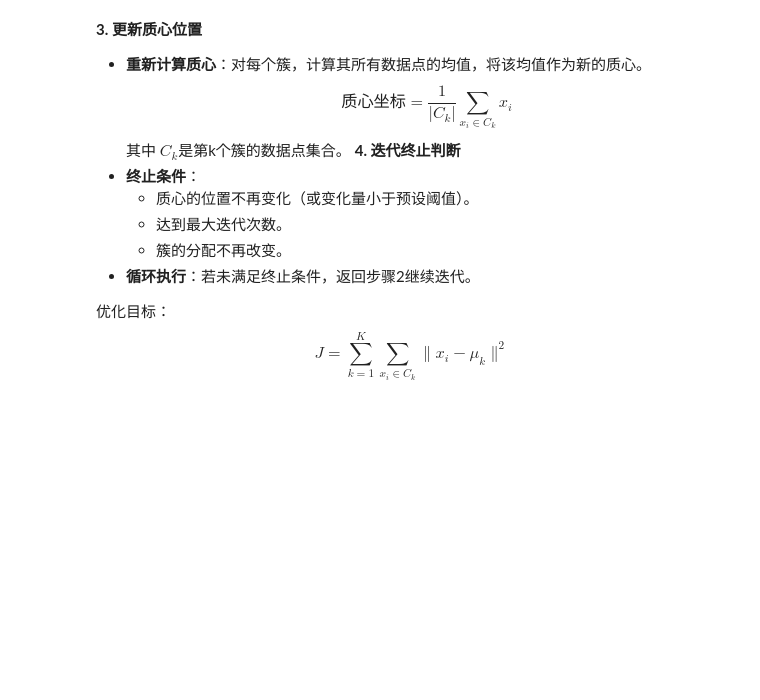
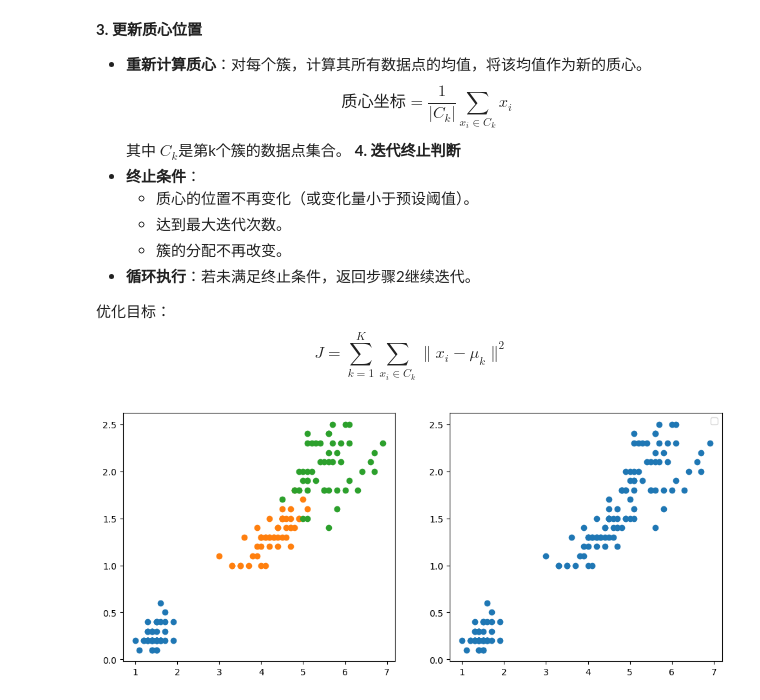
Before and after one commit to zwd1224/machine_learning_practice, a Jupyter notebook: 机器学习/聚类/k_means.ipynb, the cells around one changed output. Saved outputs shown, nothing was run; the diff lists cells and outputs as text; code cells hidden in the pictures; blank space fills up the shorter version.

```diff
--- a/机器学习/聚类/k_means.ipynb
+++ b/机器学习/聚类/k_means.ipynb
@@ -43,0 +90,15 @@ class kmeans:
+# %%
+data = pd.read_csv('D:\Github_Files\machine_learning\machine_learning_practice\机器学习\逻辑回归\iris.csv')
+iris_types = ['setosa','versicolor','virginica']
+x_axis = 'Petal.Length'
+y_axis = 'Petal.Width'
+plt.figure(figsize=(12,5))
+plt.subplot(1,2,1)
+for iris_type in iris_types:
+    plt.scatter(data[x_axis][data['Species'] == iris_type],data[y_axis][data['Species'] == iris_type])
+plt.subplot(1,2,2)
+plt.scatter(data[x_axis][:],data[y_axis][:])
+plt.legend()
+plt.show()
+# %% [output]
+[figure, added]
```
Also changed, not shown: parts of 3 cells of this notebook, 3 other files.
